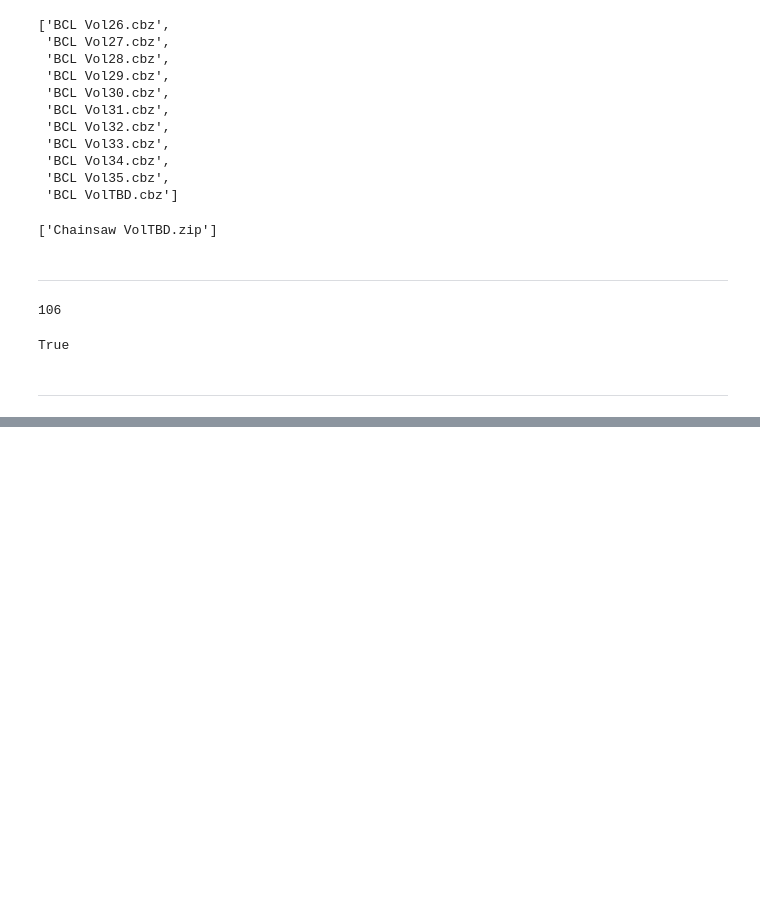
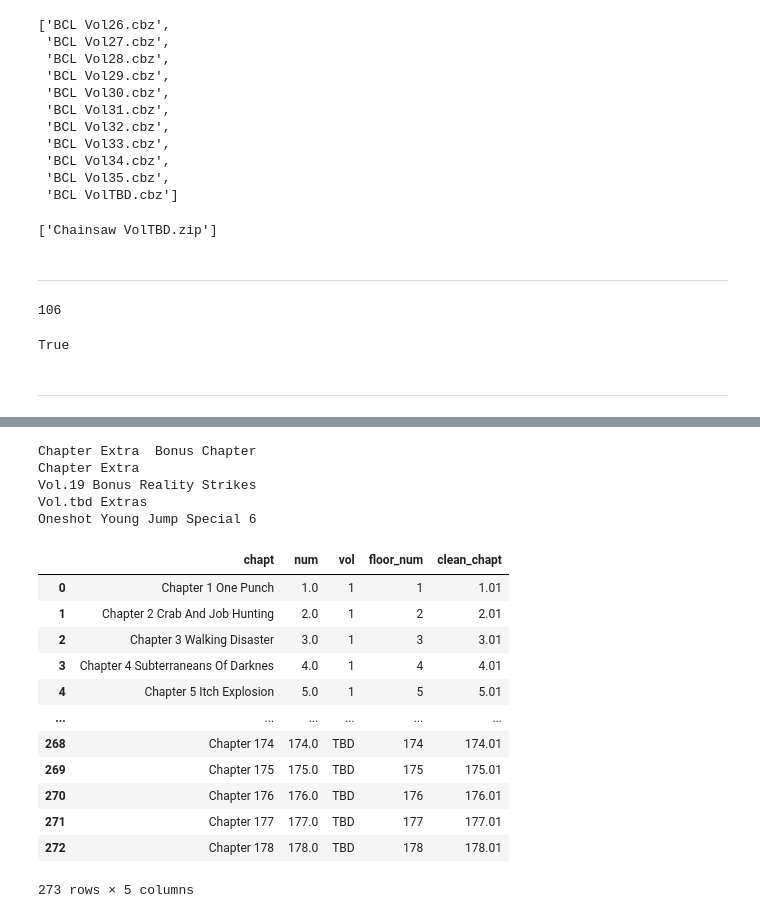
Before and after one commit to PierreRlld/EMS, a Jupyter notebook: brouillon.ipynb, the cells around one changed output, grey strips where cells are left out. Saved outputs shown, nothing was run; the diff lists cells and outputs as text; code cells hidden in the pictures; blank space fills up the shorter version.

```diff
--- a/brouillon.ipynb
+++ b/brouillon.ipynb
@@ -494,8 +494,3 @@ display(len(covs)-('.DS_Store' in covs)-('TBD.jpg' in covs)-('0.jpg' in covs))
 True
 # %% [markdown]
 ------
-# %%
-import re
-test = 'Chapter 11'
-vol = round(float(re.findall(r'\d+',re.search(r'Vol.\d+',test).group(0))[0]))
-vol
@@ -503,0 +497,5 @@ AttributeError: 'NoneType' object has no attribute 'group'
+# %%
+import pandas as pd
+df = pd.read_excel('origin.xlsx', sheet_name='UPDATE')
+sub = df[["Vol",'Jojo2']].copy()
+sub.dropna()
@@ -503,0 +677,29 @@ AttributeError: 'NoneType' object has no attribute 'group'
+# %%
+manga = 'Opman'
+manga_pth = "Onepunch-Man"
+
+from main.ems_main import get_settings, get_dic
+xlsx = pd.ExcelFile('origin.xlsx')
+set = get_settings(manga, xlsx)
+manga_dic = get_dic(manga, set['Manga_path'], xlsx)
+# %%
+chapt_central(manga_pth,manga_dic)
+# %% [output]
+Chapter Extra  Bonus Chapter
+Chapter Extra
+Vol.19 Bonus Reality Strikes
+Vol.tbd Extras
+Oneshot Young Jump Special 6
+|  | chapt | num | vol | floor_num | clean_chapt |
+| 0 | Chapter 1 One Punch | 1.0 | 1 | 1 | 1.01 |
+| 1 | Chapter 2 Crab And Job Hunting | 2.0 | 1 | 2 | 2.01 |
+| 2 | Chapter 3 Walking Disaster | 3.0 | 1 | 3 | 3.01 |
+| 3 | Chapter 4 Subterraneans Of Darknes | 4.0 | 1 | 4 | 4.01 |
+| 4 | Chapter 5 Itch Explosion | 5.0 | 1 | 5 | 5.01 |
+| ... | ... | ... | ... | ... | ... |
+| 268 | Chapter 174 | 174.0 | TBD | 174 | 174.01 |
+| 269 | Chapter 175 | 175.0 | TBD | 175 | 175.01 |
+| 270 | Chapter 176 | 176.0 | TBD | 176 | 176.01 |
+| 271 | Chapter 177 | 177.0 | TBD | 177 | 177.01 |
+| 272 | Chapter 178 | 178.0 | TBD | 178 | 178.01 |
+273 rows × 5 columns
```
Also changed, not shown: parts of 11 cells of this notebook, 10 other files.
